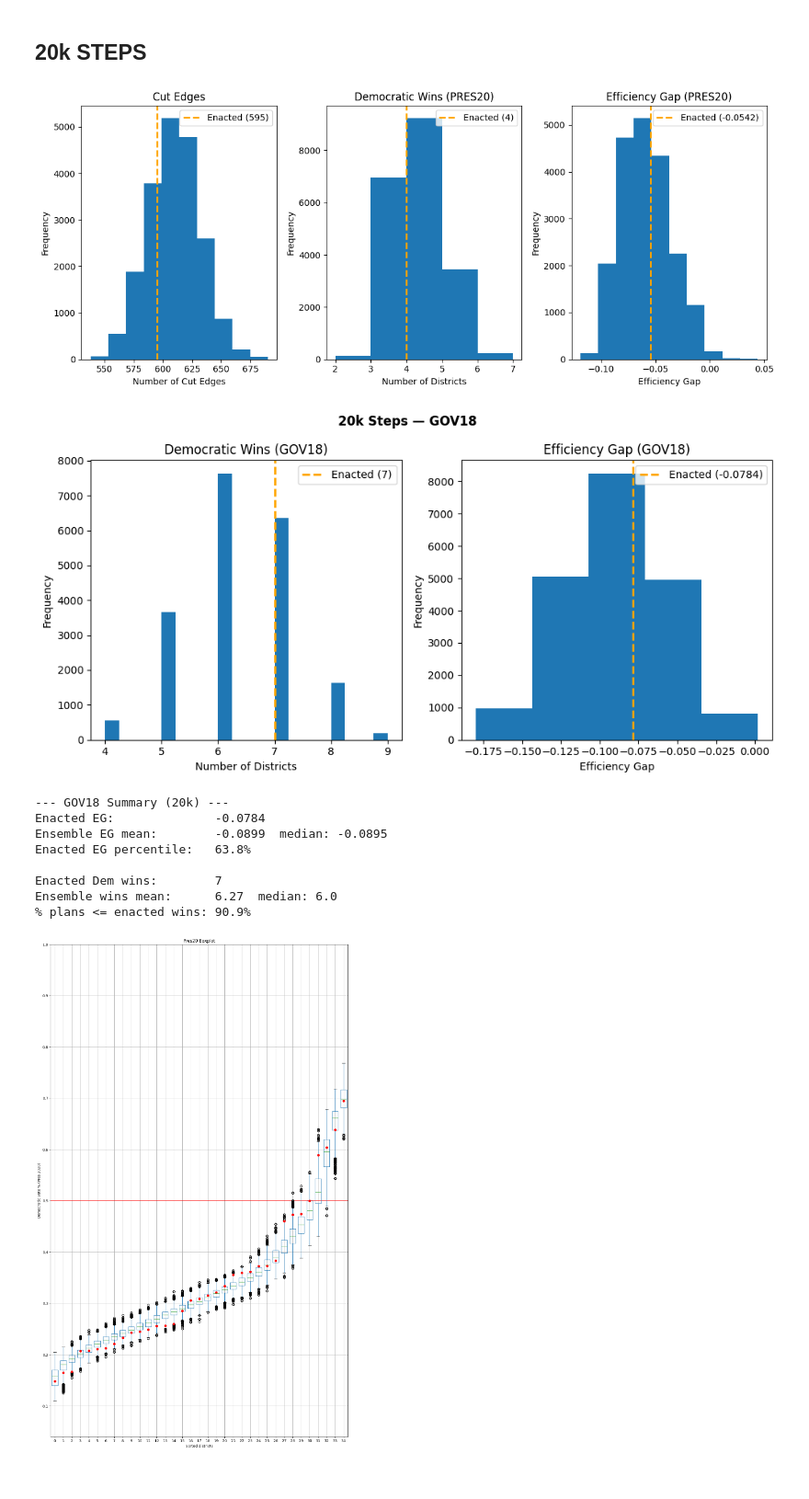
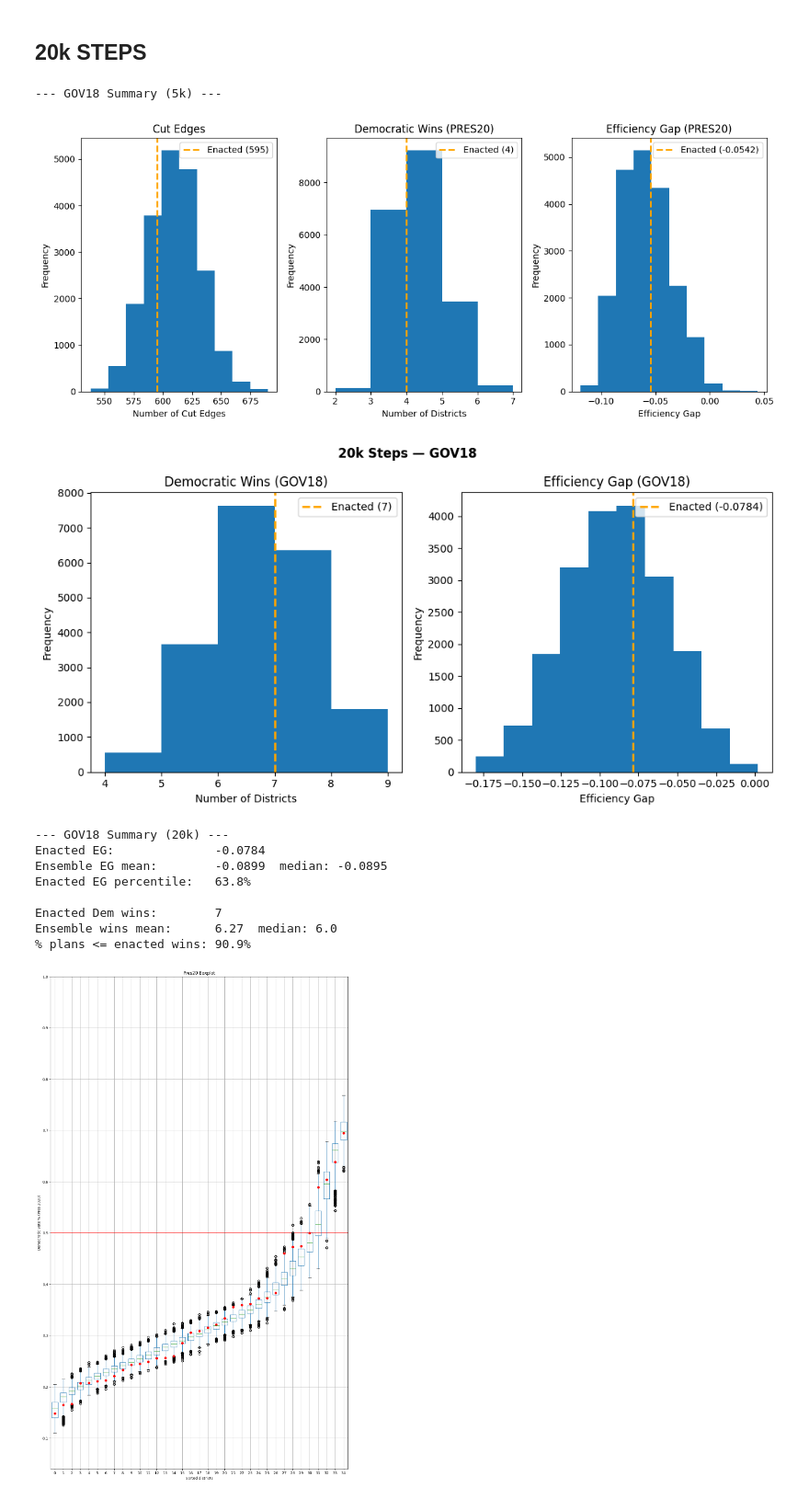
Before and after one commit to ssrawoorkar/final_proj, a Jupyter notebook: Gerry_chain.ipynb, the cells around one changed output. Shown at 92% size. Drawn from its saved outputs; the diff is of its cells as text; code cells hidden in the pictures.

Commit message:
images

```diff
--- a/Gerry_chain.ipynb
+++ b/Gerry_chain.ipynb
@@ -231,7 +231,7 @@ enacted_wins = dem_wins_data[0]
 enacted_eg = eg_data[0]
 
 fig, axes = plt.subplots(1, 3, figsize=(12, 5))
-
+print(f"--- GOV18 Summary (20k) ---")
 axes[0].hist(cut_edges_data, bins=10)
 axes[0].axvline(enacted_cut, color='orange', linewidth=2, linestyle='--', label=f'Enacted ({enacted_cut})')
 axes[0].set_title('Cut Edges')
@@ -257,6 +257,7 @@ plt.tight_layout()
 plt.savefig('id_histograms_20k.png')
 plt.show()
 # %% [output]
+--- GOV18 Summary (5k) ---
 [figure]
 # %%
 enacted_gov18_wins = gov18_wins_data[0]
@@ -266,36 +267,36 @@ gov18_wins_pct = np.mean(np.array(gov18_wins_data) <= enacted_gov18_wins) * 100
 gov18_eg_percentile = np.mean(np.array(gov18_eg_data) <= enacted_gov18_eg) * 100
 
 fig, axes = plt.subplots(1, 2, figsize=(10, 5))
 fig.suptitle('20k Steps — GOV18', fontweight='bold')
 
-axes[0].hist(gov18_wins_data, bins=20)
+axes[0].hist(gov18_wins_data, bins=5)
 axes[0].axvline(enacted_gov18_wins, color='orange', linewidth=2, linestyle='--', label=f'Enacted ({enacted_gov18_wins})')
 axes[0].set_title('Democratic Wins (GOV18)')
 axes[0].set_xlabel('Number of Districts')
 axes[0].set_ylabel('Frequency')
 axes[0].legend()
 
-axes[1].hist(gov18_eg_data, bins=5)
+axes[1].hist(gov18_eg_data, bins=10)
 axes[1].axvline(enacted_gov18_eg, color='orange', linewidth=2, linestyle='--', label=f'Enacted ({enacted_gov18_eg:.4f})')
 axes[1].set_title('Efficiency Gap (GOV18)')
 axes[1].set_xlabel('Efficiency Gap')
 axes[1].set_ylabel('Frequency')
 axes[1].legend()
 
 plt.tight_layout()
 plt.savefig('id_histograms_20k_gov18.png')
 plt.show()
 
 print(f"--- GOV18 Summary (20k) ---")
 print(f"Enacted EG:              {enacted_gov18_eg:.4f}")
 print(f"Ensemble EG mean:        {np.mean(gov18_eg_data):.4f}  median: {np.median(gov18_eg_data):.4f}")
 print(f"Enacted EG percentile:   {gov18_eg_percentile:.1f}%")
 print()
 print(f"Enacted Dem wins:        {enacted_gov18_wins}")
 print(f"Ensemble wins mean:      {np.mean(gov18_wins_data):.2f}  median: {np.median(gov18_wins_data):.1f}")
 print(f"% plans <= enacted wins: {gov18_wins_pct:.1f}%")
 # %% [output]
-[figure, old version]
+[figure, new version]
 --- GOV18 Summary (20k) ---
 Enacted EG:              -0.0784
 Ensemble EG mean:        -0.0899  median: -0.0895
```
Also changed, not shown: 7 other files.
